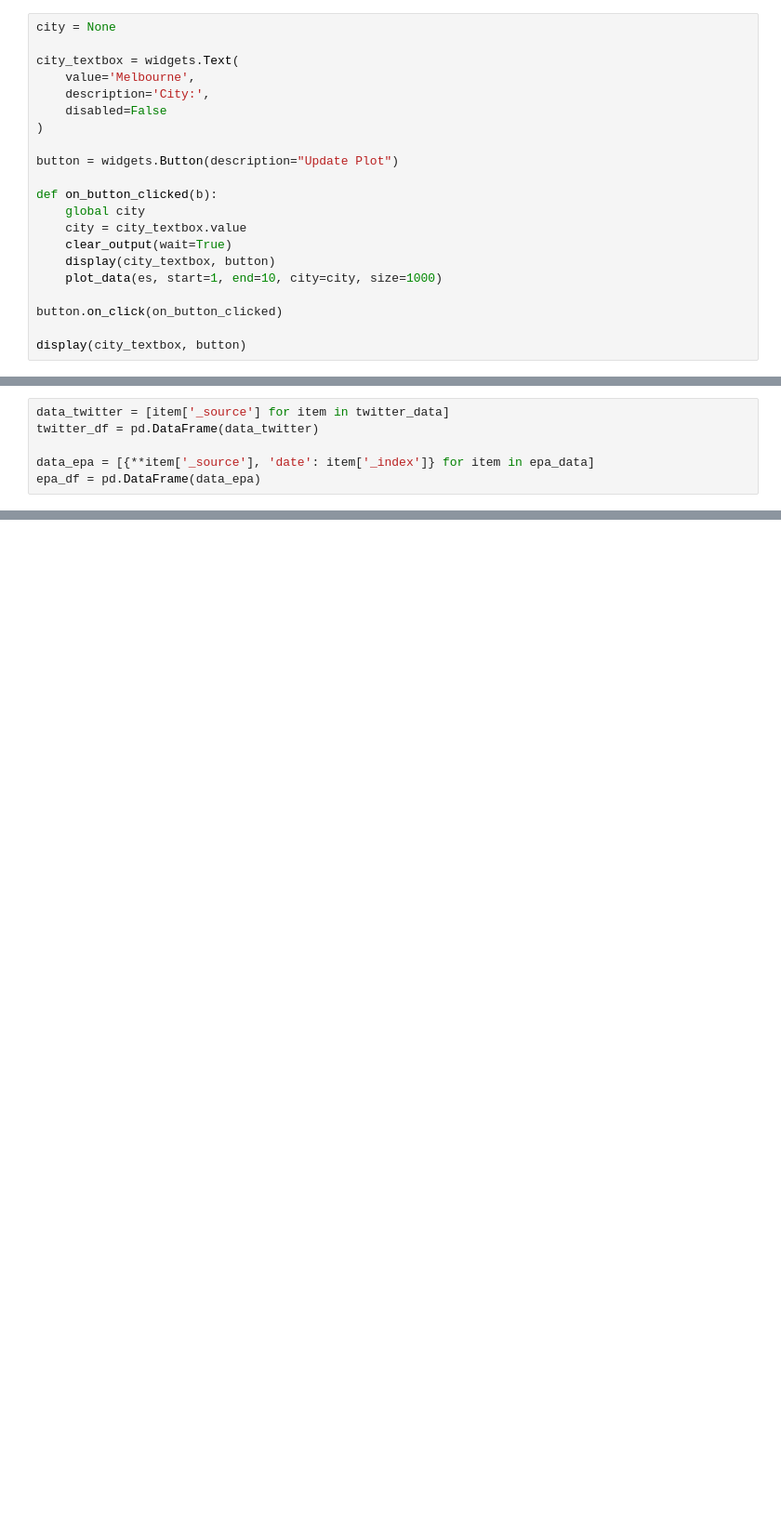
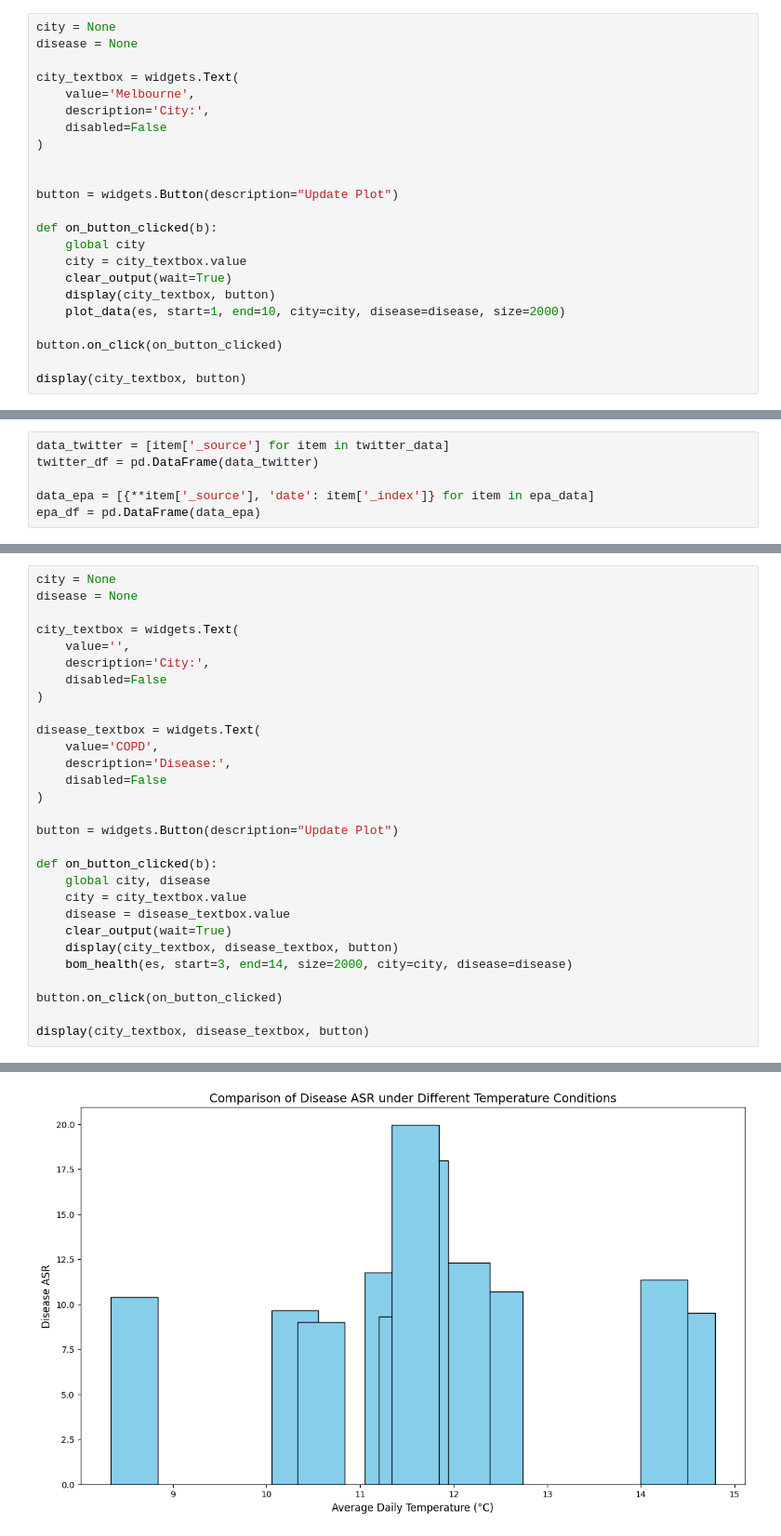
Before and after one commit to fullstar5/Environmental-Data-Analysis-With-Cloud-Computing, a Jupyter notebook: Frontend/test.ipynb, the cells around one changed output, grey strips where cells are left out. Shown at 93% size. Cells and saved outputs as stored; diff of their text form; blank space fills up the shorter version.

```diff
--- a/Frontend/test.ipynb
+++ b/Frontend/test.ipynb
@@ -16,11 +45,13 @@ es = Elasticsearch(
 # %%
 city = None
+disease = None
 
 city_textbox = widgets.Text(
     value='Melbourne',
     description='City:',
     disabled=False
 )
+
 
 button = widgets.Button(description="Update Plot")
 
@@ -29,7 +60,7 @@ def on_button_clicked(b):
     city = city_textbox.value
     clear_output(wait=True)
     display(city_textbox, button)
-    plot_data(es, start=1, end=10, city=city, size=1000)
+    plot_data(es, start=1, end=10, city=city, disease=disease, size=2000)
 
 button.on_click(on_button_clicked)
 
@@ -158,0 +124,30 @@ plot_air_quality_and_sentiment(epa_df, twitter_df, city)
+# %%
+city = None
+disease = None
+
+city_textbox = widgets.Text(
+    value='',
+    description='City:',
+    disabled=False
+)
+
+disease_textbox = widgets.Text(
+    value='COPD',
+    description='Disease:',
+    disabled=False
+)
+
+button = widgets.Button(description="Update Plot")
+
+def on_button_clicked(b):
+    global city, disease
+    city = city_textbox.value
+    disease = disease_textbox.value
+    clear_output(wait=True)
+    display(city_textbox, disease_textbox, button)
+    bom_health(es, start=3, end=14, size=2000, city=city, disease=disease)
+
+button.on_click(on_button_clicked)
+
+display(city_textbox, disease_textbox, button)
+# %% [output]
@@ -158,0 +157 @@ plot_air_quality_and_sentiment(epa_df, twitter_df, city)
+[figure, added]
```
Also changed, not shown: parts of 21 cells of this notebook, 3 other files.
